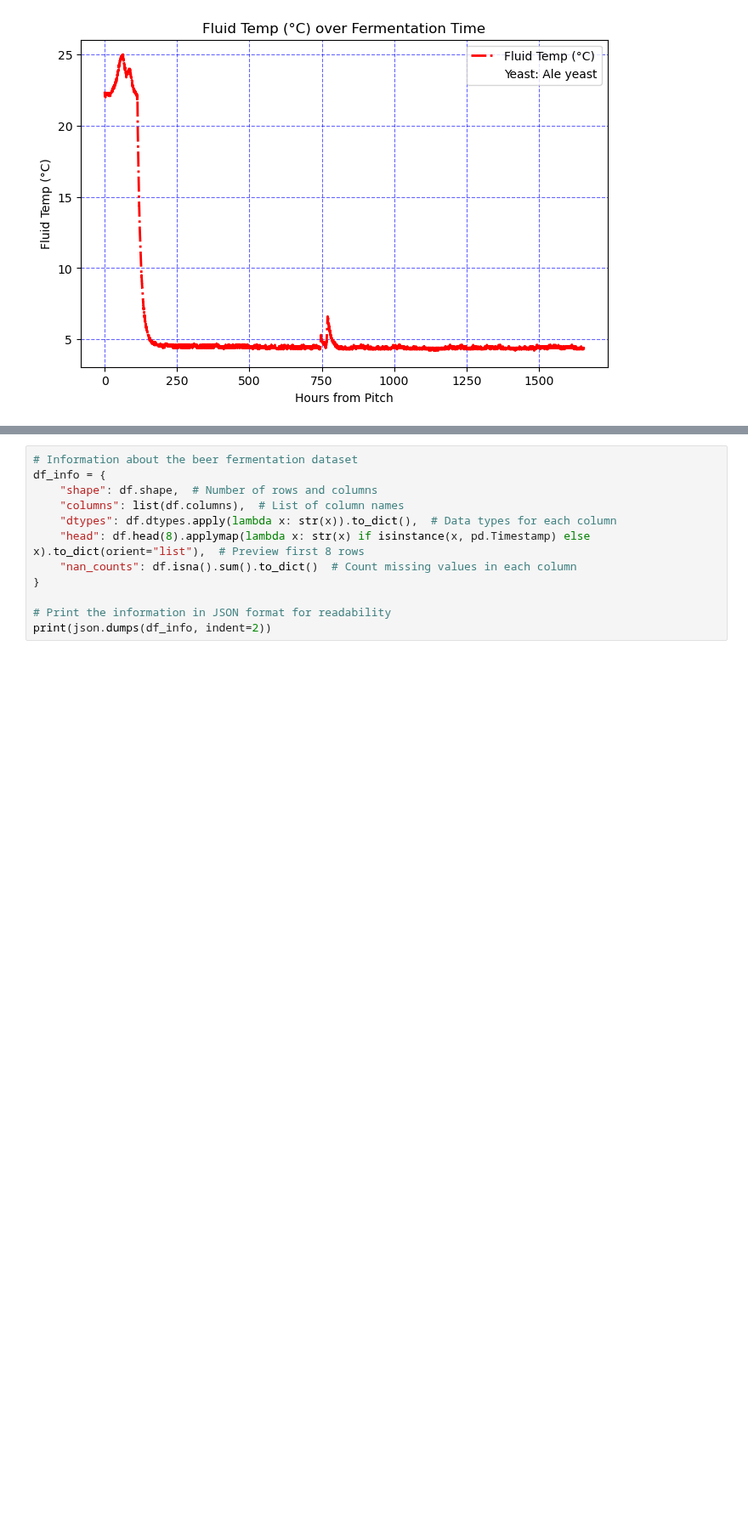
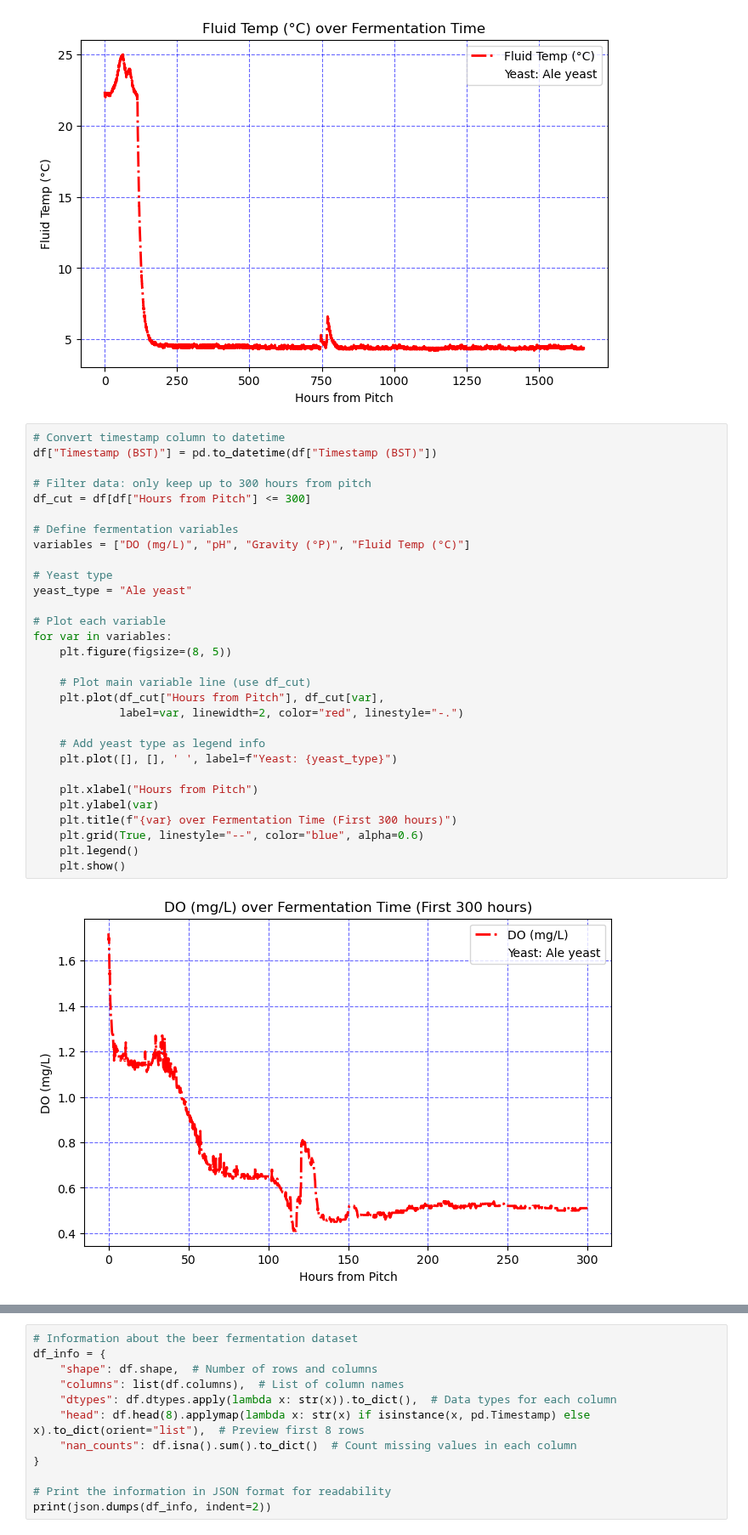
Before and after one commit to EmmanuelLwele/Physics-Informed-Beer-Fermentation-Modelling, a Jupyter notebook: Physics_Informed_Beer_Fermentation_Modelling.ipynb, the cells around one changed output, grey strips where cells are left out. Shown at 85% size. Drawn from its saved outputs; the diff is of its cells as text; blank space fills up the shorter version.

Commit message:
Updated 300 hours plots

```diff
--- a/Physics_Informed_Beer_Fermentation_Modelling.ipynb
+++ b/Physics_Informed_Beer_Fermentation_Modelling.ipynb
@@ -88,3 +88,35 @@ for var in variables:
 [figure]
 [figure]
 [figure]
+# %%
+# Convert timestamp column to datetime
+df["Timestamp (BST)"] = pd.to_datetime(df["Timestamp (BST)"])
+
+# Filter data: only keep up to 300 hours from pitch
+df_cut = df[df["Hours from Pitch"] <= 300]
+
+# Define fermentation variables
+variables = ["DO (mg/L)", "pH", "Gravity (°P)", "Fluid Temp (°C)"]
+
+# Yeast type
+yeast_type = "Ale yeast"
+
+# Plot each variable
+for var in variables:
+    plt.figure(figsize=(8, 5))
+
+    # Plot main variable line (use df_cut)
+    plt.plot(df_cut["Hours from Pitch"], df_cut[var],
+             label=var, linewidth=2, color="red", linestyle="-.")
+
+    # Add yeast type as legend info
+    plt.plot([], [], ' ', label=f"Yeast: {yeast_type}")
+
+    plt.xlabel("Hours from Pitch")
+    plt.ylabel(var)
+    plt.title(f"{var} over Fermentation Time (First 300 hours)")
+    plt.grid(True, linestyle="--", color="blue", alpha=0.6)
+    plt.legend()
+    plt.show()
+# %% [output]
+[figure, added]
```
Also changed, not shown: parts of 7 cells of this notebook, 1 other file.
